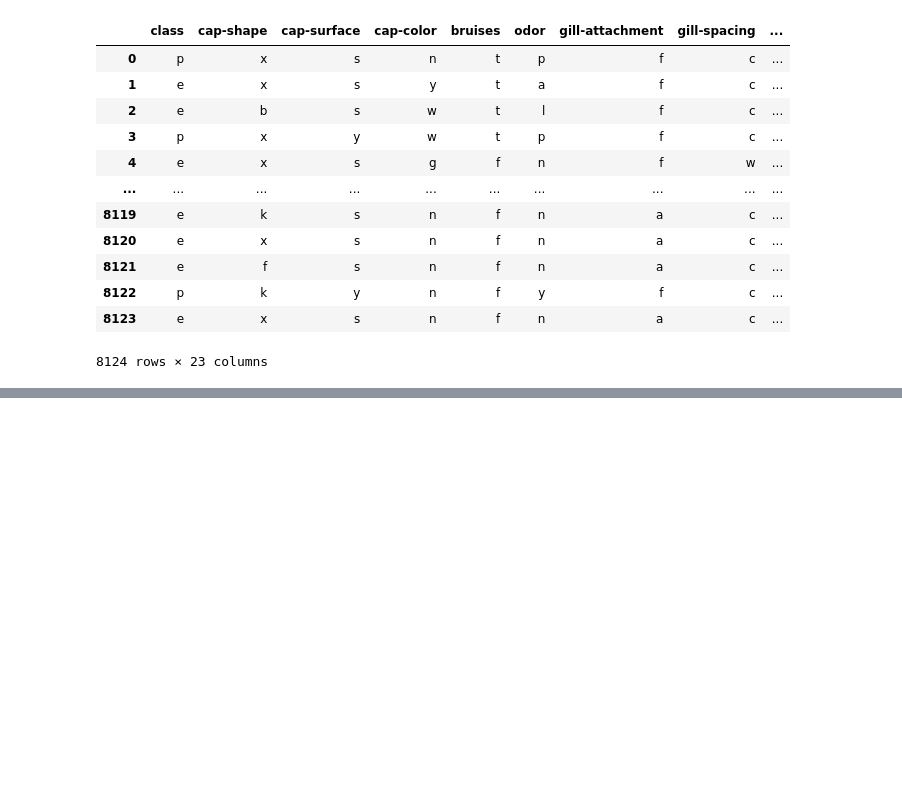
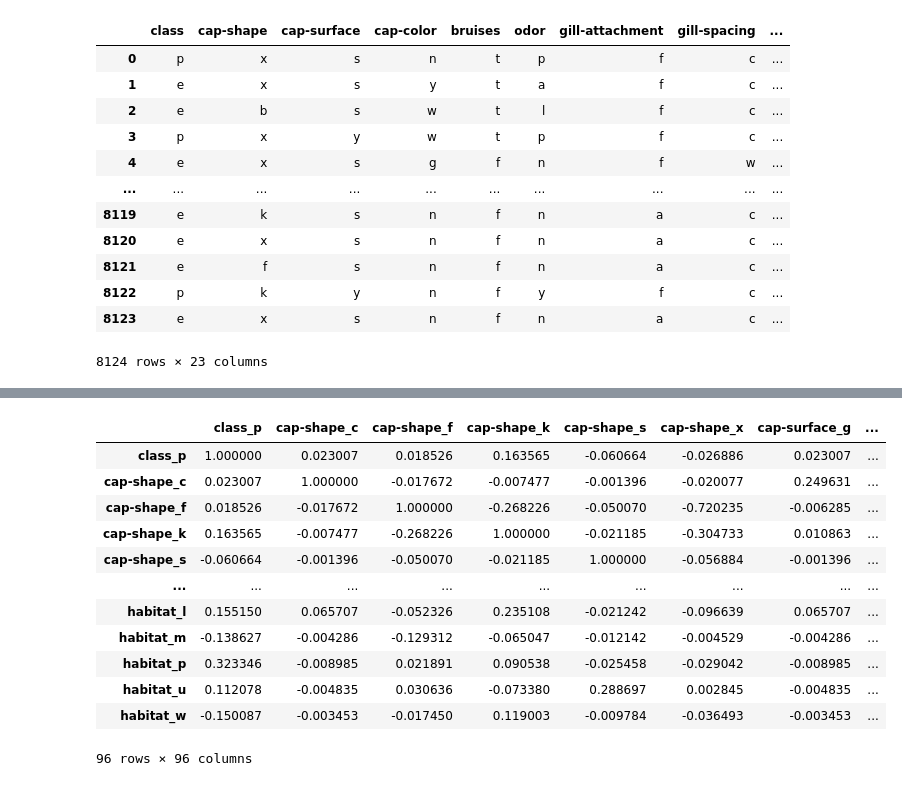
Before and after one commit to Puneet681/CDAC-PG-DAI, a Jupyter notebook: data analytics/Personal/mushrooms.ipynb, the cells around one changed output, grey strips where cells are left out. Cells and saved outputs as stored; diff of their text form; code cells hidden in the pictures; blank space fills up the shorter version.

```diff
--- a/data analytics/Personal/mushrooms.ipynb
+++ b/data analytics/Personal/mushrooms.ipynb
@@ -49,0 +42,16 @@ j
+# %%
+df_new.corr()
+# %% [output]
+|  | class_p | cap-shape_c | cap-shape_f | cap-shape_k | cap-shape_s | cap-shape_x | cap-surface_g | ... |
+| class_p | 1.000000 | 0.023007 | 0.018526 | 0.163565 | -0.060664 | -0.026886 | 0.023007 | ... |
+| cap-shape_c | 0.023007 | 1.000000 | -0.017672 | -0.007477 | -0.001396 | -0.020077 | 0.249631 | ... |
+| cap-shape_f | 0.018526 | -0.017672 | 1.000000 | -0.268226 | -0.050070 | -0.720235 | -0.006285 | ... |
+| cap-shape_k | 0.163565 | -0.007477 | -0.268226 | 1.000000 | -0.021185 | -0.304733 | 0.010863 | ... |
+| cap-shape_s | -0.060664 | -0.001396 | -0.050070 | -0.021185 | 1.000000 | -0.056884 | -0.001396 | ... |
+| ... | ... | ... | ... | ... | ... | ... | ... | ... |
+| habitat_l | 0.155150 | 0.065707 | -0.052326 | 0.235108 | -0.021242 | -0.096639 | 0.065707 | ... |
+| habitat_m | -0.138627 | -0.004286 | -0.129312 | -0.065047 | -0.012142 | -0.004529 | -0.004286 | ... |
+| habitat_p | 0.323346 | -0.008985 | 0.021891 | 0.090538 | -0.025458 | -0.029042 | -0.008985 | ... |
+| habitat_u | 0.112078 | -0.004835 | 0.030636 | -0.073380 | 0.288697 | 0.002845 | -0.004835 | ... |
+| habitat_w | -0.150087 | -0.003453 | -0.017450 | 0.119003 | -0.009784 | -0.036493 | -0.003453 | ... |
+96 rows × 96 columns
```
Also changed, not shown: parts of 4 cells of this notebook.
